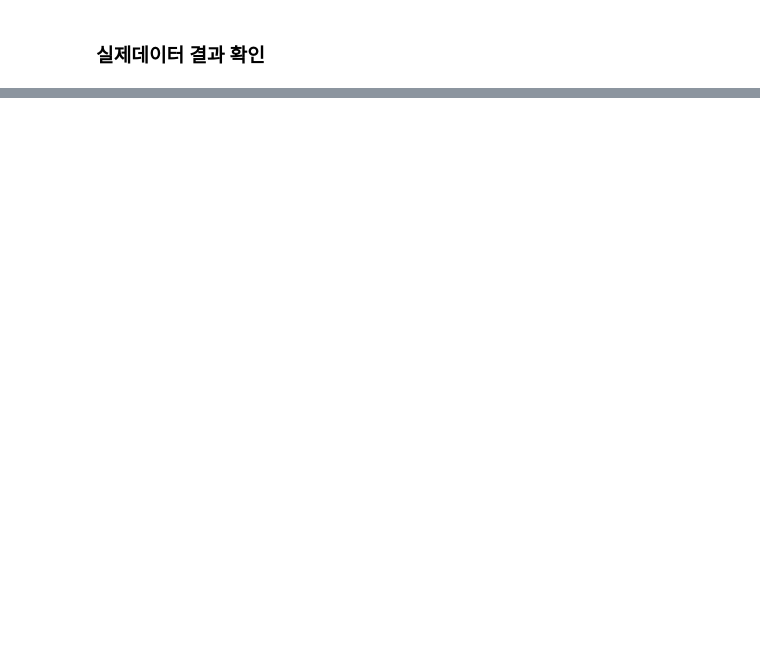
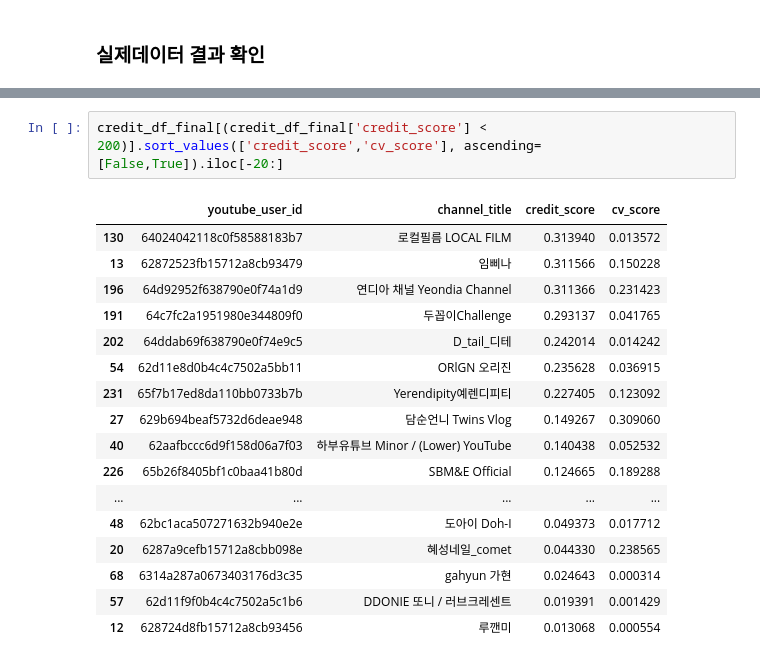
Before and after one commit to kkwann/awake, a Jupyter notebook: 5.Modeling(4).ipynb, the cells around one changed output, grey strips where cells are left out. Saved outputs shown, nothing was run; the diff lists cells and outputs as text; blank space fills up the shorter version.

```diff
--- a/5.Modeling(4).ipynb
+++ b/5.Modeling(4).ipynb
@@ -1082,0 +998,20 @@ merge_df_users_fin[merge_df_users_fin['youtube_user_id'] == '62b3c78d507271632b8
+# %%
+credit_df_final[(credit_df_final['credit_score'] < 200)].sort_values(['credit_score','cv_score'], ascending=[False,True]).iloc[-20:]
+# %% [output]
+|  | youtube_user_id | channel_title | credit_score | cv_score |
+| 130 | 64024042118c0f58588183b7 | 로컬필름 LOCAL FILM | 0.313940 | 0.013572 |
+| 13 | 62872523fb15712a8cb93479 | 임삐나 | 0.311566 | 0.150228 |
+| 196 | 64d92952f638790e0f74a1d9 | 연디아 채널 Yeondia Channel | 0.311366 | 0.231423 |
+| 191 | 64c7fc2a1951980e344809f0 | 두꼽이Challenge | 0.293137 | 0.041765 |
+| 202 | 64ddab69f638790e0f74e9c5 | D_tail_디테 | 0.242014 | 0.014242 |
+| 54 | 62d11e8d0b4c4c7502a5bb11 | ORlGN 오리진 | 0.235628 | 0.036915 |
+| 231 | 65f7b17ed8da110bb0733b7b | Yerendipity예렌디피티 | 0.227405 | 0.123092 |
+| 27 | 629b694beaf5732d6deae948 | 담순언니 Twins Vlog | 0.149267 | 0.309060 |
+| 40 | 62aafbccc6d9f158d06a7f03 | 하부유튜브 Minor / (Lower) YouTube | 0.140438 | 0.052532 |
+| 226 | 65b26f8405bf1c0baa41b80d | SBM&E Official | 0.124665 | 0.189288 |
+| ... | ... | ... | ... | ... |
+| 48 | 62bc1aca507271632b940e2e | 도아이 Doh-I | 0.049373 | 0.017712 |
+| 20 | 6287a9cefb15712a8cbb098e | 혜성네일_comet | 0.044330 | 0.238565 |
+| 68 | 6314a287a0673403176d3c35 | gahyun 가현 | 0.024643 | 0.000314 |
+| 57 | 62d11f9f0b4c4c7502a5c1b6 | DDONIE 또니 / 러브크레센트 | 0.019391 | 0.001429 |
+| 12 | 628724d8fb15712a8cb93456 | 루깬미 | 0.013068 | 0.000554 |
```
Also changed, not shown: parts of 31 cells of this notebook.
